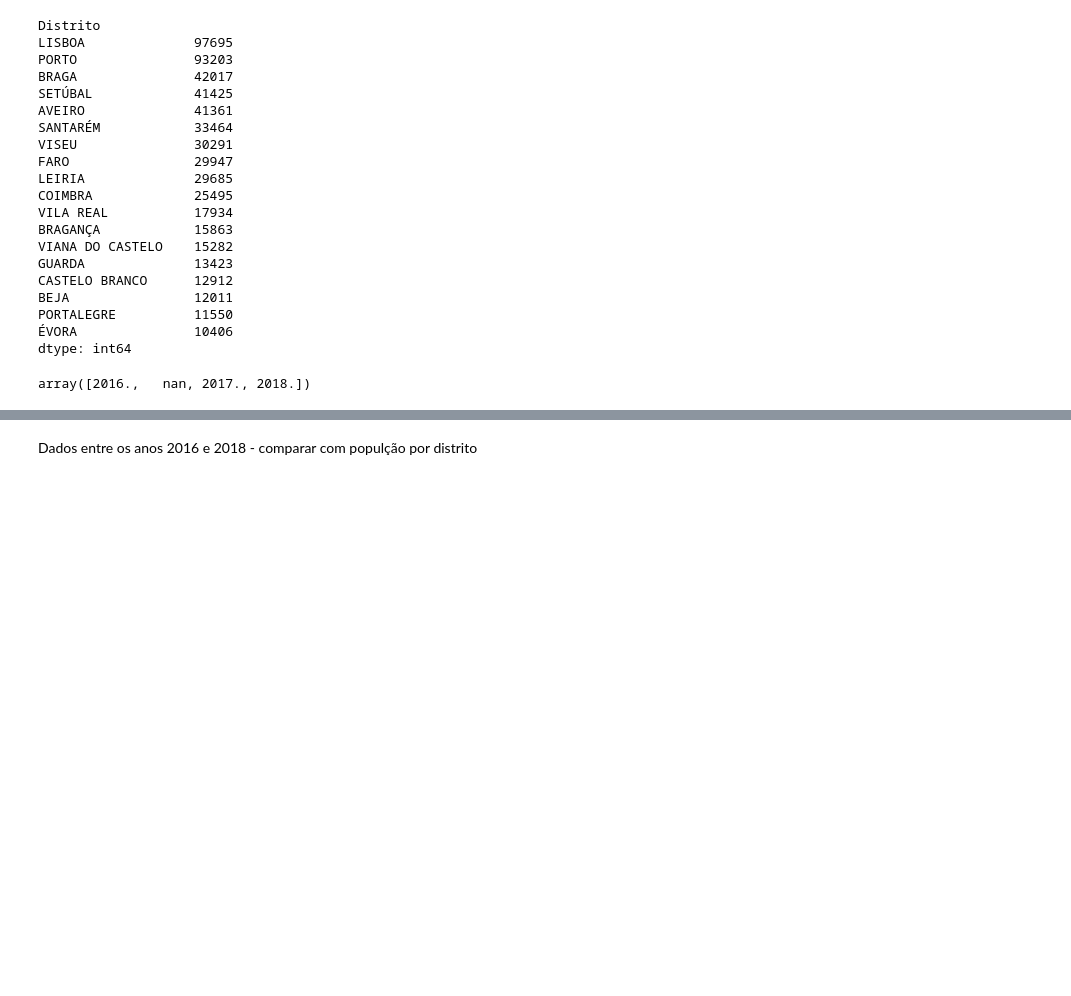
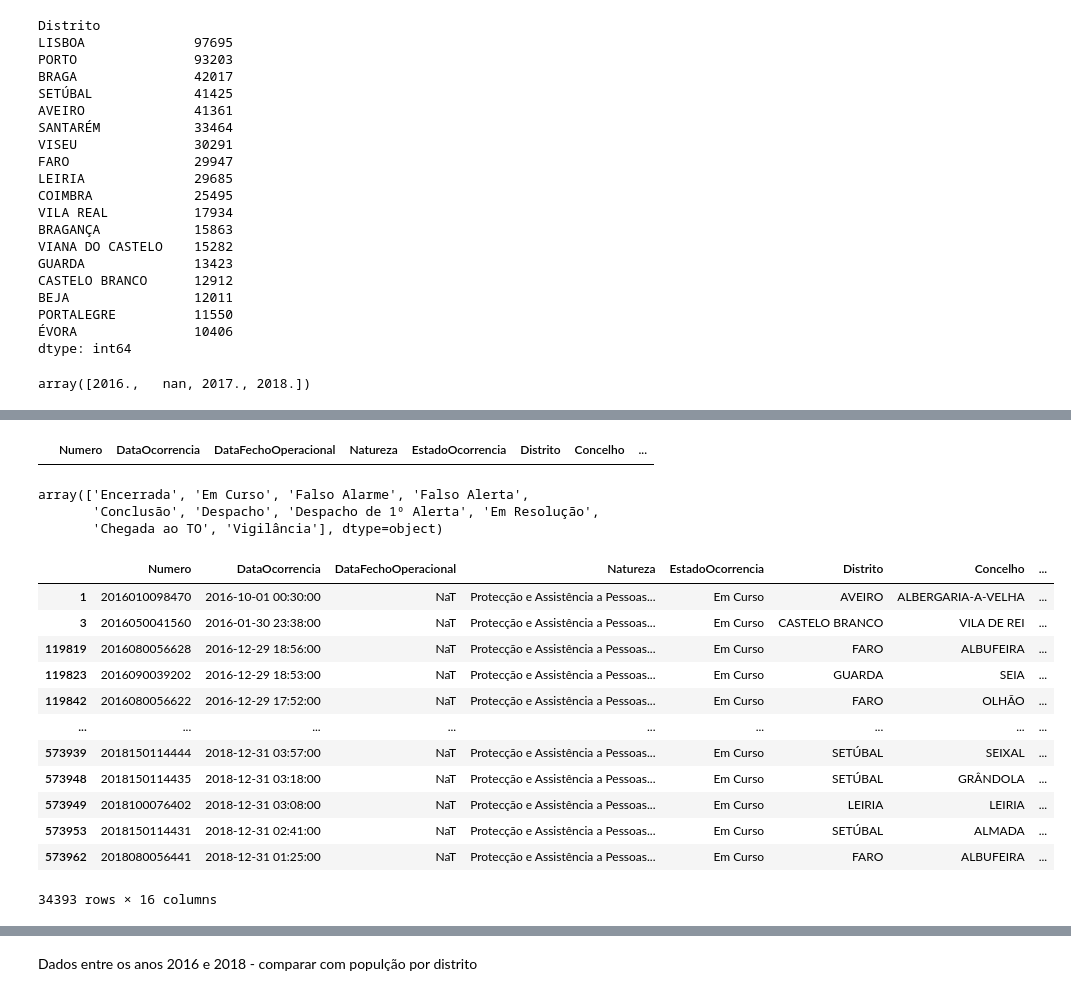
Before and after one commit to lmcosta98/FinalProject_FCD, a Jupyter notebook: fdc_final_proj.ipynb, the cells around one changed output, grey strips where cells are left out. Cells and saved outputs as stored; diff of their text form; code cells hidden in the pictures; blank space fills up the shorter version.

```diff
--- a/fdc_final_proj.ipynb
+++ b/fdc_final_proj.ipynb
@@ -107,0 +174,30 @@ array([2016.,   nan, 2017., 2018.])
+# %%
+# Droping useless rows
+data.dropna(subset=['Natureza'], inplace=True)
+data[data.Natureza.isna()]
+# %% [output]
+|  | Numero | DataOcorrencia | DataFechoOperacional | Natureza | EstadoOcorrencia | Distrito | Concelho | ... |
+# %%
+data.EstadoOcorrencia.unique()
+# %% [output]
+array(['Encerrada', 'Em Curso', 'Falso Alarme', 'Falso Alerta',
+       'Conclusão', 'Despacho', 'Despacho de 1º Alerta', 'Em Resolução',
+       'Chegada ao TO', 'Vigilância'], dtype=object)
+# %%
+data[data.EstadoOcorrencia == 'Em Curso']
+# Podemos incluir isto para a análise a nível de ocorrências por distrito e assim, mas depois temos que dar drop disto
+# temos que discutir isto melhor
+# %% [output]
+|  | Numero | DataOcorrencia | DataFechoOperacional | Natureza | EstadoOcorrencia | Distrito | Concelho | ... |
+| 1 | 2016010098470 | 2016-10-01 00:30:00 | NaT | Protecção e Assistência a Pessoas... | Em Curso | AVEIRO | ALBERGARIA-A-VELHA | ... |
+| 3 | 2016050041560 | 2016-01-30 23:38:00 | NaT | Protecção e Assistência a Pessoas... | Em Curso | CASTELO BRANCO | VILA DE REI | ... |
+| 119819 | 2016080056628 | 2016-12-29 18:56:00 | NaT | Protecção e Assistência a Pessoas... | Em Curso | FARO | ALBUFEIRA | ... |
+| 119823 | 2016090039202 | 2016-12-29 18:53:00 | NaT | Protecção e Assistência a Pessoas... | Em Curso | GUARDA | SEIA | ... |
+| 119842 | 2016080056622 | 2016-12-29 17:52:00 | NaT | Protecção e Assistência a Pessoas... | Em Curso | FARO | OLHÃO | ... |
+| ... | ... | ... | ... | ... | ... | ... | ... | ... |
+| 573939 | 2018150114444 | 2018-12-31 03:57:00 | NaT | Protecção e Assistência a Pessoas... | Em Curso | SETÚBAL | SEIXAL | ... |
+| 573948 | 2018150114435 | 2018-12-31 03:18:00 | NaT | Protecção e Assistência a Pessoas... | Em Curso | SETÚBAL | GRÂNDOLA | ... |
+| 573949 | 2018100076402 | 2018-12-31 03:08:00 | NaT | Protecção e Assistência a Pessoas... | Em Curso | LEIRIA | LEIRIA | ... |
+| 573953 | 2018150114431 | 2018-12-31 02:41:00 | NaT | Protecção e Assistência a Pessoas... | Em Curso | SETÚBAL | ALMADA | ... |
+| 573962 | 2018080056441 | 2018-12-31 01:25:00 | NaT | Protecção e Assistência a Pessoas... | Em Curso | FARO | ALBUFEIRA | ... |
+34393 rows × 16 columns
```
Also changed, not shown: parts of 17 cells of this notebook.
